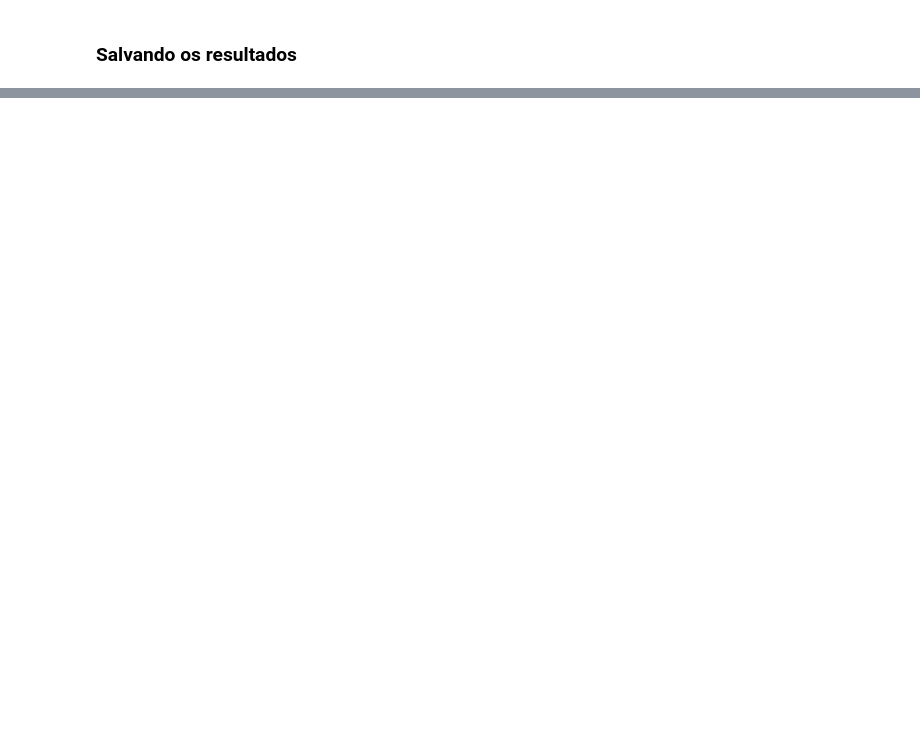
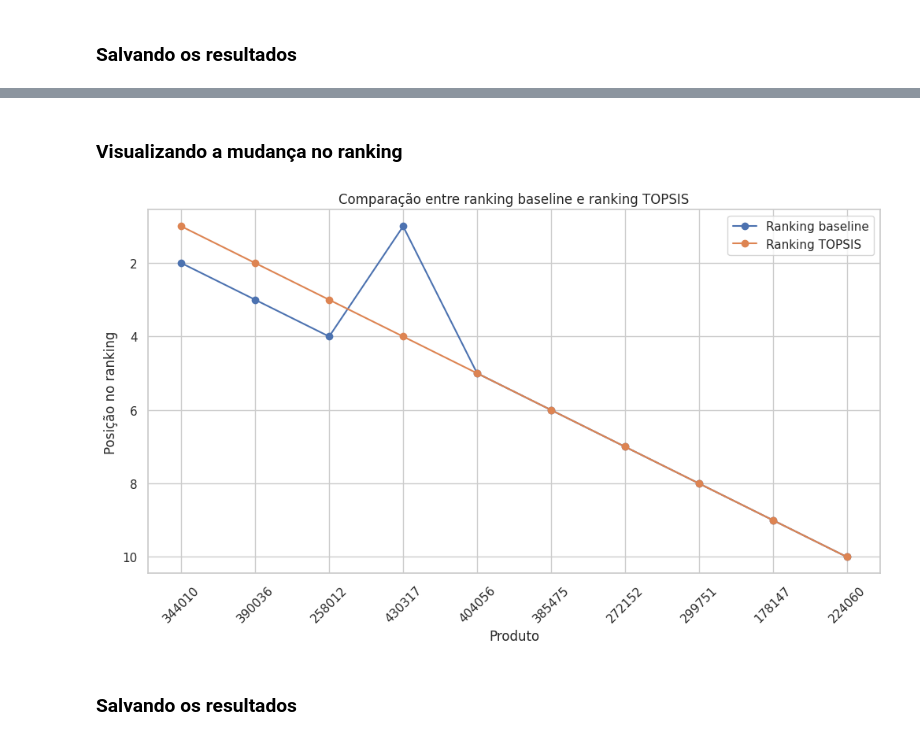
Before and after one commit to sandydiamantino/retailrocket-topsis, a Jupyter notebook: retailrocket_topsis.ipynb, the cells around one changed output, grey strips where cells are left out. Drawn from its saved outputs; the diff is of its cells as text; code cells hidden in the pictures; blank space fills up the shorter version.

```diff
--- a/retailrocket_topsis.ipynb
+++ b/retailrocket_topsis.ipynb
@@ -558,0 +1577,8 @@ print('Tabelas exploratórias salvas em /content.')
+# %%
+item_behavior = events.copy()
+
+item_behavior['item_node'] = (
+    'item_' + item_behavior['itemid'].astype(str)
+)
+
+item_behavior.head()
@@ -558,0 +1872,12 @@ print('Tabelas exploratórias salvas em /content.')
+# %%
+distance_positive = np.sqrt(
+    (
+        (weighted_matrix - positive_ideal) ** 2
+    ).sum(axis=1)
+)
+
+distance_negative = np.sqrt(
+    (
+        (weighted_matrix - negative_ideal) ** 2
+    ).sum(axis=1)
+)
@@ -558,0 +1962,51 @@ print('Tabelas exploratórias salvas em /content.')
+# %% [markdown]
+### Visualizando a mudança no ranking
+# %%
+plot_comparison = comparison.copy()
+
+plot_comparison['item_label'] = (
+    plot_comparison['item_node']
+    .str.replace('item_', '', regex=False)
+)
+
+plot_comparison = plot_comparison.sort_values(
+    'topsis_rank',
+    ascending=True
+)
+
+plt.figure(figsize=(12, 6))
+
+x = np.arange(len(plot_comparison))
+
+plt.plot(
+    x,
+    plot_comparison['baseline_rank'],
+    marker='o',
+    label='Ranking baseline'
+)
+
+plt.plot(
+    x,
+    plot_comparison['topsis_rank'],
+    marker='o',
+    label='Ranking TOPSIS'
+)
+
+plt.xticks(
+    x,
+    plot_comparison['item_label'],
+    rotation=45
+)
+
+plt.gca().invert_yaxis()
+
+plt.title('Comparação entre ranking baseline e ranking TOPSIS')
+plt.xlabel('Produto')
+plt.ylabel('Posição no ranking')
+plt.legend()
+
+plt.show()
+# %% [output]
+[figure, added]
+# %% [markdown]
+### Salvando os resultados
```
Also changed, not shown: parts of 78 cells of this notebook.
